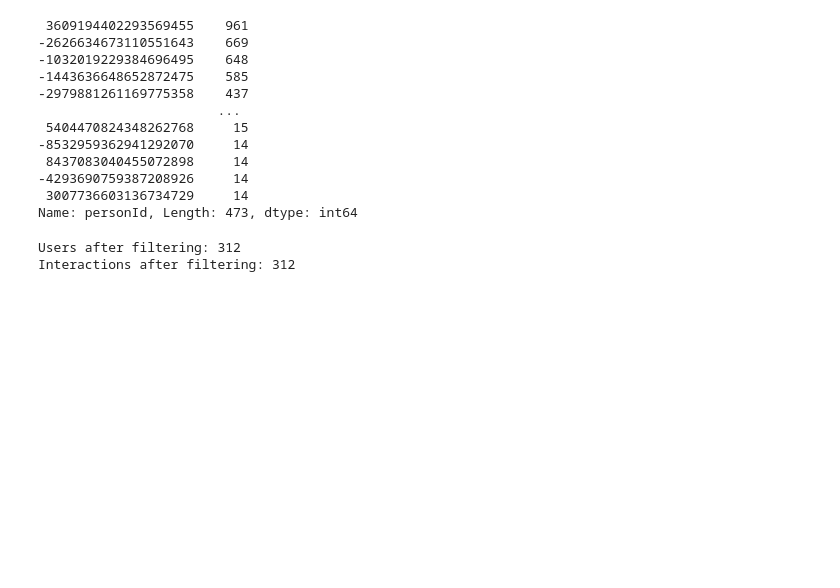
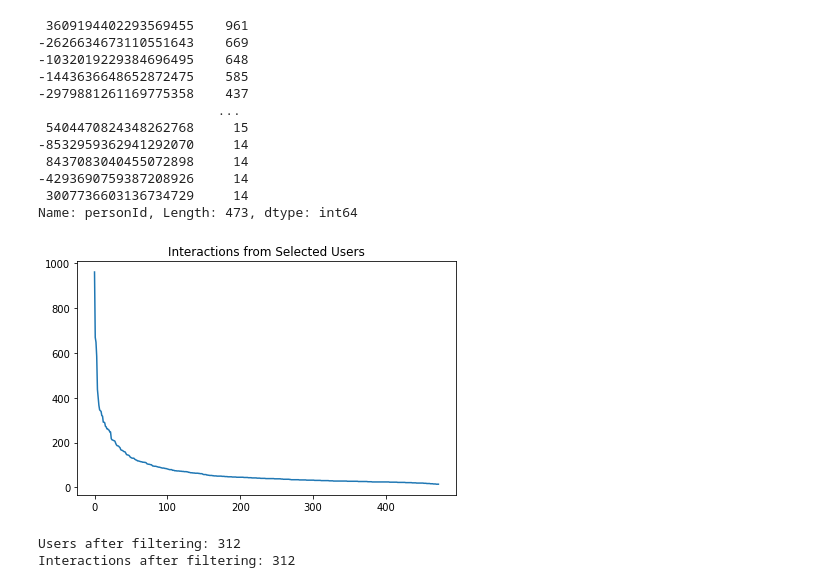
Before and after one commit to JoeJoe1313/Recommender-Systems, a Jupyter notebook: Copy_of_Content_based_Recommender_Example.ipynb, the cells around one changed output. Cells and saved outputs as stored; diff of their text form; code cells hidden in the pictures; blank space fills up the shorter version.

```diff
--- a/Copy_of_Content_based_Recommender_Example.ipynb
+++ b/Copy_of_Content_based_Recommender_Example.ipynb
@@ -265,6 +266,13 @@ interactions_from_selected_users_df['personId'].value_counts()
 -4293690759387208926     14
  3007736603136734729     14
 Name: personId, Length: 473, dtype: int64
+# %%
+plt.plot(interactions_from_selected_users_df['personId'].value_counts().values)
+plt.title('Interactions from Selected Users')
+plt.tight_layout()
+plt.show()
+# %% [output]
+[figure, added]
 # %%
 final_interactions_count_df = final_interactions.groupby('personId').sum().reset_index()[['personId', 'prefScore']]
 final_interactions_count_df = final_interactions_count_df[final_interactions_count_df['prefScore'] >= MIN_PREF_SCORE]
```
Also changed, not shown: parts of 4 cells of this notebook.
